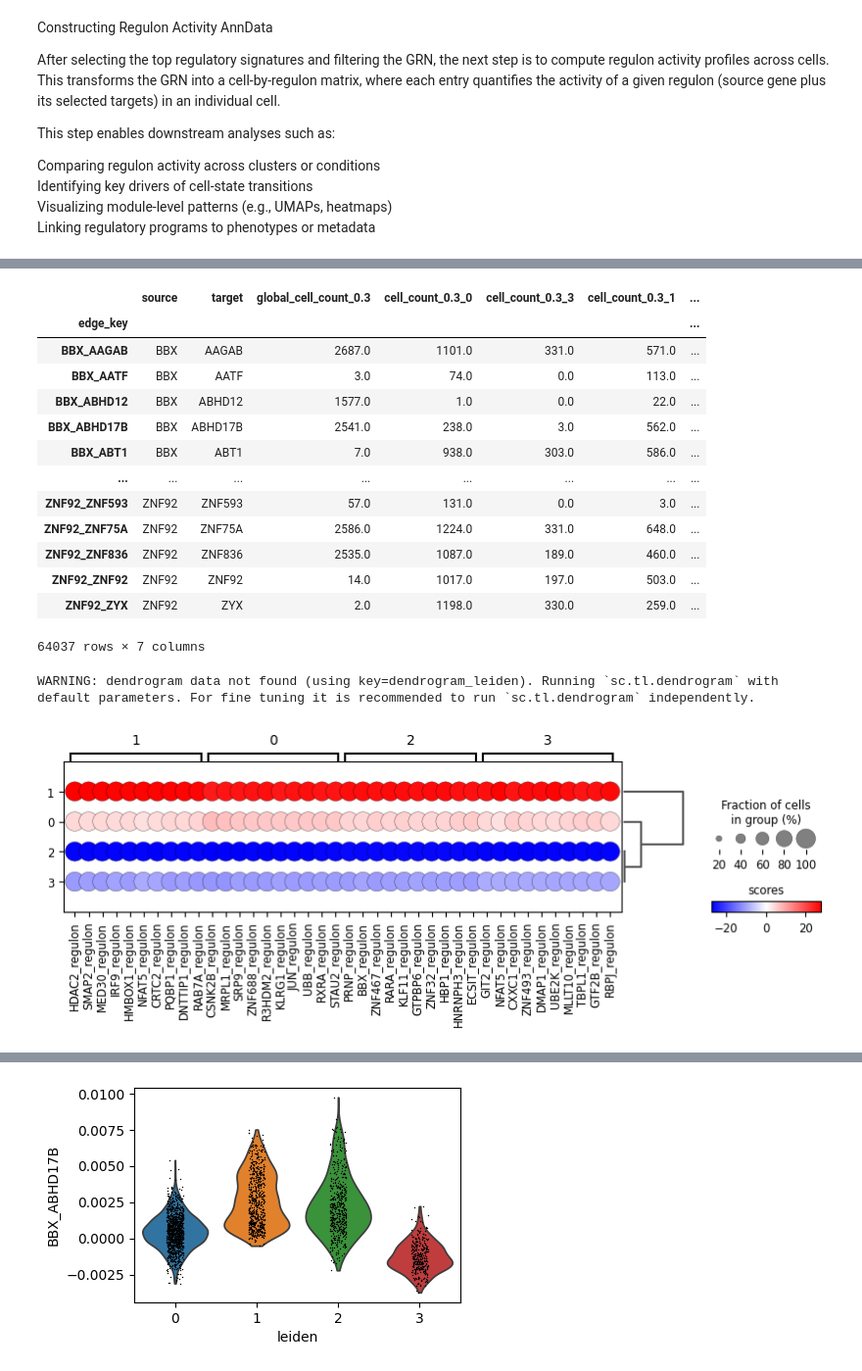
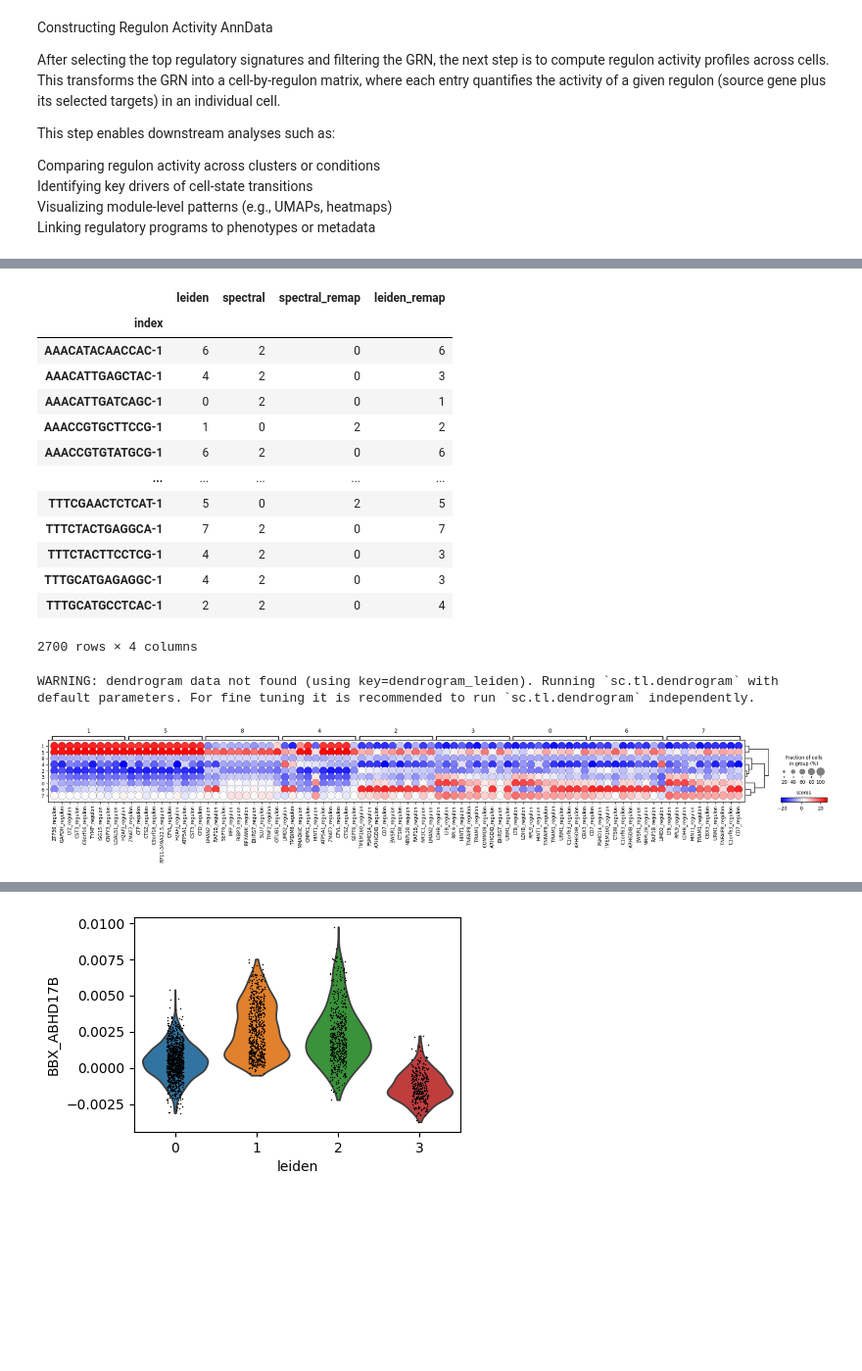
Before and after one commit to bionetslab/netmap, a Jupyter notebook: tutorials/use_case.ipynb, the cells around one changed output, grey strips where cells are left out. Shown at 98% size. Saved outputs shown, nothing was run; the diff lists cells and outputs as text; code cells hidden in the pictures; blank space fills up the shorter version.

Commit message:
add tutorial, add clustering modification

```diff
--- a/tutorials/use_case.ipynb
+++ b/tutorials/use_case.ipynb
@@ -300,5 +296,5 @@ MemoryError: Unable to allocate 40.2 GiB for an array with shape (2700, 4000000)
 # %%
 
-grn_adata = filter_clusters_by_cell_count(grn_adata, percentage_1, percentage_2)
-print(f"After cluster filter: {grn_adata.shape}")
+grn_adata_smol = filter_clusters_by_cell_count(grn_adata_smol, percentage_1, percentage_2)
+print(f"After cluster filter: {grn_adata_smol.shape}")
 # %% [output]
@@ -306,2 +336,2 @@ KeyError: "Missing expected columns 'cell_count_0.2_0' or 'cell_count_0.2_1' in
 # %%
-grn_adata.obs.leiden
+grn_adata_smol.obs['grn_orig'] = pd.Categorical(adata.obs['leiden'].values)
@@ -364,26 +380,26 @@ Compute UCell scores of regulatory signatures and filter to retain only the top-
 # %%
 # Set parameters
 cluster_column = "leiden"
-top_per_source = 750
-min_reg_size = 100
-keep_top = 1000
+top_per_source = 100
+min_reg_size = 14
+keep_top = 20
 
 # Ensure identical cell order between original data and GRN object
-grn_adata.obs_names = adata_orig.obs_names
+grn_adata_smol.obs_names = adata_orig.obs_names
 # Remove existing cluster column in original data to avoid conflicts
 if cluster_column in adata_orig.obs:
     adata_orig.obs.drop(columns=[cluster_column], inplace=True)
 
 # Add the cluster assignments computed on the GRN data to the original AnnData
-adata_orig.obs = adata_orig.obs.merge(grn_adata.obs[[cluster_column]], left_index=True, right_index=True)
+adata_orig.obs = adata_orig.obs.merge(grn_adata_smol.obs[[cluster_column]], left_index=True, right_index=True)
 # Identify top targets for each source gene within clusters
 # - Keeps up to top_per_source strongest targets
 # - Removes regulons smaller than min_reg_size
-grn_adata, reglon_sizes = get_top_targets(gene_inter_adata=grn_adata, adata=adata_orig, top_per_source=top_per_source, col_cluster=cluster_column, min_reg_size=min_reg_size, verbose=False)
+grn_adata_smol_2, reglon_sizes = get_top_targets(gene_inter_adata=grn_adata_smol, adata=adata_orig, top_per_source=top_per_source, col_cluster=cluster_column, min_reg_size=min_reg_size, verbose=True)
 # Compute UCell enrichment scores for each regulon signature
-data_ucell = filter_signatures_by_Ucell(grn_adata, adata_orig, ncores=ncores)
+data_ucell = filter_signatures_by_Ucell(grn_adata_smol_2, adata_orig, ncores=ncores)
 # Retain only the top-ranked regulons according to UCell signature enrichment
-grn_adata, top_sources = filter_grn_by_top_signatures(data_ucell, grn_adata, keep_top_ranked=keep_top)
+grn_adata_smol_2, top_sources = filter_grn_by_top_signatures(data_ucell, grn_adata_smol_2, keep_top_ranked=keep_top)
 
-grn_adata
+grn_adata_smol_2
 # %% [output]
@@ -410,12 +444,12 @@ Linking regulatory programs to phenotypes or metadata
 # %%
 # The function uses:
 #   - grn_adata: the filtered GRN containing retained source–target modules
-#   - data_ucell: UCell scores for regulatory signatures
+#   - data_ucell: UCell scores for regulatory signaturesspectral
 #   - top_sources: the selected top-ranked regulators
 
-adata_regl = create_regulon_activity_adata(grn_adata, data_ucell, top_sources)
+adata_regl = create_regulon_activity_adata(grn_adata_smol_2, data_ucell, top_sources, )
 
 # 1. Make sure spectral cluster labels are strings (and categorical)
-adata_regl.obs["spectral"] = adata_regl.obs["spectral"].astype(str)
-adata_regl.obs["spectral"] = adata_regl.obs["spectral"].astype("category")
-adata_regl
+#adata_regl.obs["leiden"] = adata_regl.obs["leiden"].astype(str)
+#adata_regl.obs["leiden"] = adata_regl.obs["leiden"].astype("category")
+#adata_regl
@@ -436,24 +468,24 @@ sc.pl.rank_genes_groups(adata_regl, n_genes=25, sharey=False, key="wilcoxon")
-# %%
-grn_adata.var
-# %% [output]
-|  | source | target | global_cell_count_0.3 | cell_count_0.3_0 | cell_count_0.3_3 | cell_count_0.3_1 | ... |
-| edge_key |  |  |  |  |  |  | ... |
-| BBX_AAGAB | BBX | AAGAB | 2687.0 | 1101.0 | 331.0 | 571.0 | ... |
-| BBX_AATF | BBX | AATF | 3.0 | 74.0 | 0.0 | 113.0 | ... |
-| BBX_ABHD12 | BBX | ABHD12 | 1577.0 | 1.0 | 0.0 | 22.0 | ... |
-| BBX_ABHD17B | BBX | ABHD17B | 2541.0 | 238.0 | 3.0 | 562.0 | ... |
-| BBX_ABT1 | BBX | ABT1 | 7.0 | 938.0 | 303.0 | 586.0 | ... |
-| ... | ... | ... | ... | ... | ... | ... | ... |
-| ZNF92_ZNF593 | ZNF92 | ZNF593 | 57.0 | 131.0 | 0.0 | 3.0 | ... |
-| ZNF92_ZNF75A | ZNF92 | ZNF75A | 2586.0 | 1224.0 | 331.0 | 648.0 | ... |
-| ZNF92_ZNF836 | ZNF92 | ZNF836 | 2535.0 | 1087.0 | 189.0 | 460.0 | ... |
-| ZNF92_ZNF92 | ZNF92 | ZNF92 | 14.0 | 1017.0 | 197.0 | 503.0 | ... |
-| ZNF92_ZYX | ZNF92 | ZYX | 2.0 | 1198.0 | 330.0 | 259.0 | ... |
-64037 rows × 7 columns
+# %%
+adata_regl.obs
+# %% [output]
+|  | leiden | spectral | spectral_remap | leiden_remap |
+| index |  |  |  |  |
+| AAACATACAACCAC-1 | 6 | 2 | 0 | 6 |
+| AAACATTGAGCTAC-1 | 4 | 2 | 0 | 3 |
+| AAACATTGATCAGC-1 | 0 | 2 | 0 | 1 |
+| AAACCGTGCTTCCG-1 | 1 | 0 | 2 | 2 |
+| AAACCGTGTATGCG-1 | 6 | 2 | 0 | 6 |
+| ... | ... | ... | ... | ... |
+| TTTCGAACTCTCAT-1 | 5 | 0 | 2 | 5 |
+| TTTCTACTGAGGCA-1 | 7 | 2 | 0 | 7 |
+| TTTCTACTTCCTCG-1 | 4 | 2 | 0 | 3 |
+| TTTGCATGAGAGGC-1 | 4 | 2 | 0 | 3 |
+| TTTGCATGCCTCAC-1 | 2 | 2 | 0 | 4 |
+2700 rows × 4 columns
 # %%
 # Visualize the top 10 regulons per cluster using a dotplot.
-sc.pl.rank_genes_groups_dotplot(adata_regl, n_genes=10, key="wilcoxon", groupby="leiden", cmap='bwr', figsize=(10, 2), values_to_plot="scores")
+sc.pl.rank_genes_groups_dotplot(adata_regl, n_genes=10, key="wilcoxon", groupby="leiden", cmap='bwr', figsize=(25, 2), values_to_plot="scores"  )
 # %% [output]
 WARNING: dendrogram data not found (using key=dendrogram_leiden). Running `sc.tl.dendrogram` with default parameters. For fine tuning it is recommended to run `sc.tl.dendrogram` independently.
-[figure, old version]
+[figure, new version]
 # %%
```
Also changed, not shown: parts of 52 cells of this notebook, 2 other files.
